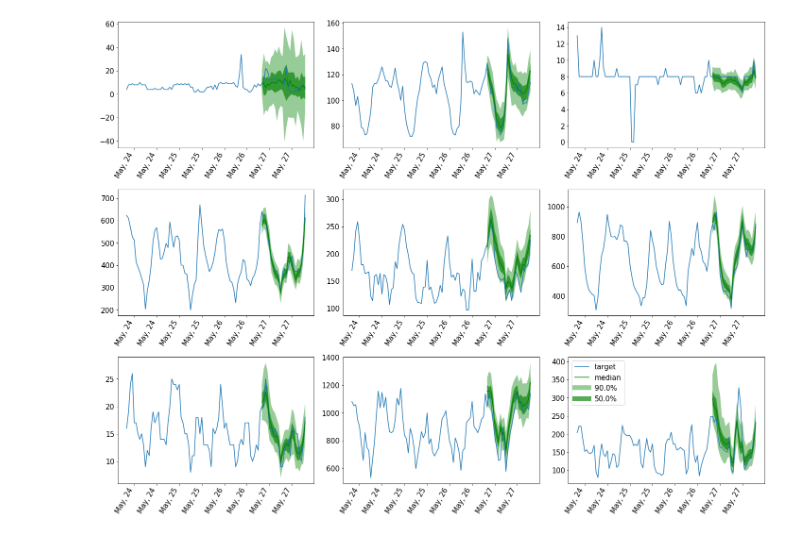
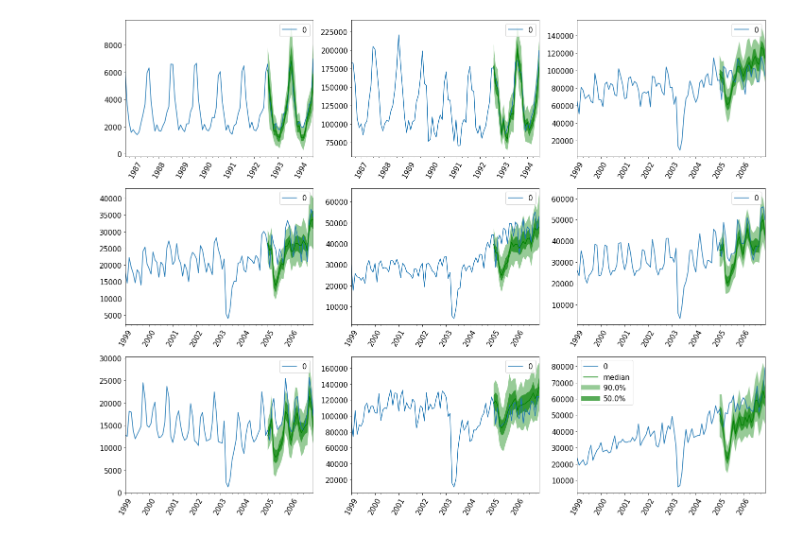
Before and after one commit to kashif/pytorch-transformer-ts, a Jupyter notebook: transformer/transformer.ipynb, the cells around one changed output. Cells and saved outputs as stored; diff of their text form; code cells hidden in the pictures.

```diff
--- a/transformer/transformer.ipynb
+++ b/transformer/transformer.ipynb
@@ -59,0 +171,2 @@ from gluonts.dataset.repository.datasets import get_dataset
+# %%
+val_ds = DatasetCollection(datasets=[val_ds_1, val_ds_2], interleave=True)
@@ -763,28 +880,34 @@ TrainDatasets(metadata=MetaData(freq='1H', target=None, feat_static_cat=[Categor
 # %%
 estimator = TransformerEstimator(
-    freq=dataset.metadata.freq,
-    prediction_length=dataset.metadata.prediction_length,
+    prediction_length=24,
+    context_length=24*10,
+    lags_seq=[1,2,3,4,5,6,7,24,30],
+    time_features=[
+        MinuteOfHour(),
+        HourOfDay(),
+        DayOfWeek(),
+        DayOfMonth(),
+        DayOfYear(),
+    ],
 
-    nhead=2,
-    num_encoder_layers=2,
+    nhead=1,
+    num_encoder_layers=6,
     num_decoder_layers=2,
     dim_feedforward=32,
     activation="gelu",
 
-    num_feat_static_cat=1,
-    cardinality=[321],
-    embedding_dimension=[5],
+    scaling=True,
 
-    batch_size=128,
+    batch_size=256,
     num_batches_per_epoch=100,
-    trainer_kwargs=dict(max_epochs=20, accelerator='auto', gpus=1),
+    trainer_kwargs=dict(max_epochs=20, accelerator='gpu',),
 )
 # %%
 predictor = estimator.train(
-    training_data=dataset.train,
-    validation_data=dataset.test,
-    num_workers=16,
-    shuffle_buffer_length=1024
+    training_data=train_ds,
+    validation_data=val_ds,
+    num_workers=4,
+    shuffle_buffer_length=1024,
 )
 # %% [output]
 GPU available: True, used: True
@@ -815,7 +939,7 @@ Epoch 10, global step 1099: val_loss reached 5.14227 (best 5.14227), saving mode
 ... (9 outputs left out)
 # %%
 forecast_it, ts_it = make_evaluation_predictions(
-    dataset=dataset.test,
+    dataset=test_ds_2,
     predictor=predictor
 )
 # %%
@@ -849,18 +993,17 @@ agg_metrics
 # %%
 plt.figure(figsize=(20, 15))
 date_formater = mdates.DateFormatter('%b, %d')
 plt.rcParams.update({'font.size': 15})
 
-for idx, (forecast, ts) in islice(enumerate(zip(forecasts, tss)), 9):
+for idx, (forecast, ts) in islice(enumerate(zip(forecasts, tss)),9):
     ax = plt.subplot(3, 3, idx+1)
 
-    plt.plot(ts[-4 * dataset.metadata.prediction_length:], label="target", )
+    ts[-4 * 24:].plot(ax=ax, label="target", )
     forecast.plot( color='g')
     plt.xticks(rotation=60)
-    ax.xaxis.set_major_formatter(date_formater)
 
 plt.gcf().tight_layout()
 plt.legend()
 plt.show()
 # %% [output]
-[figure, old version]
+[figure, new version]
```
Also changed, not shown: parts of 24 cells of this notebook.
